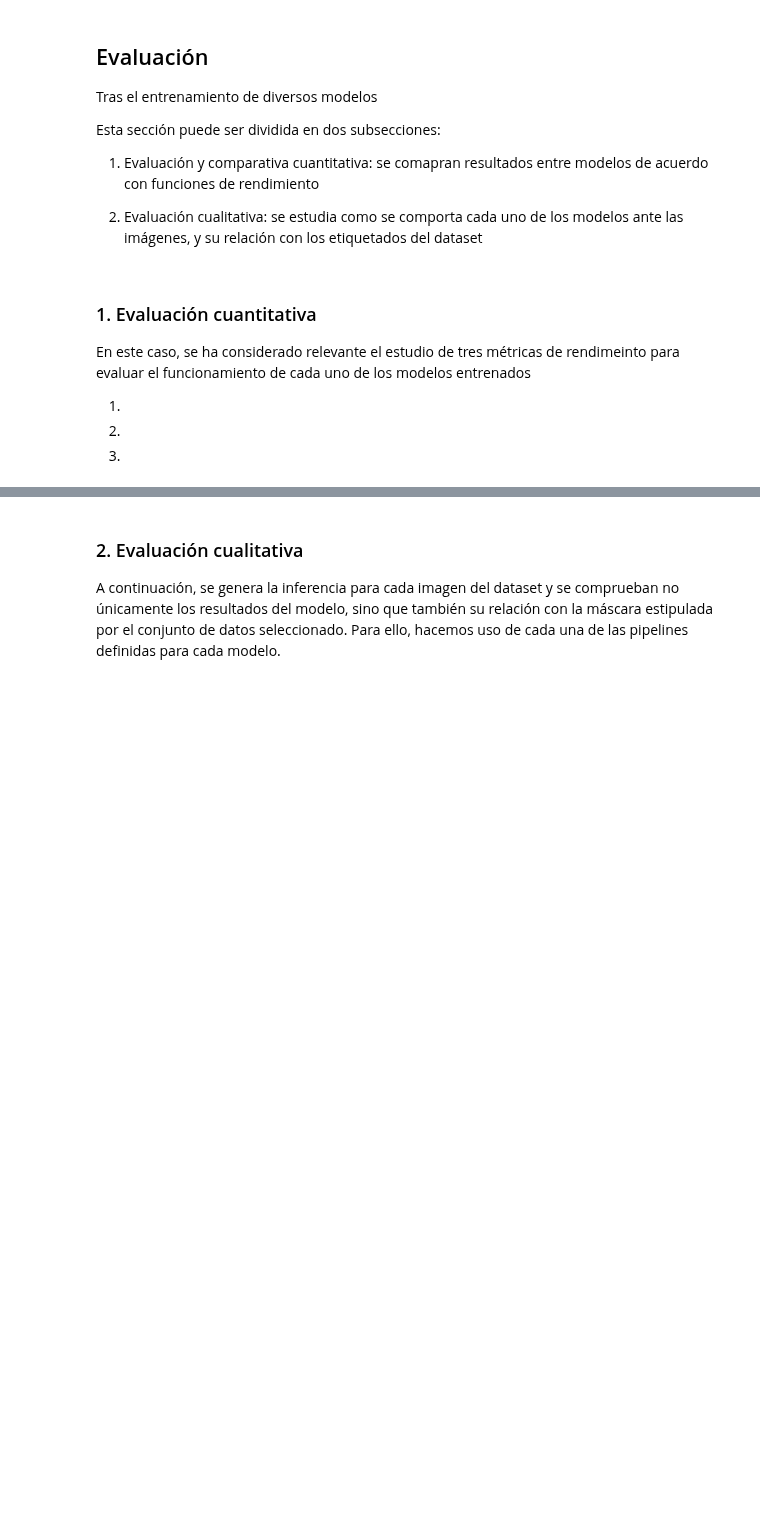
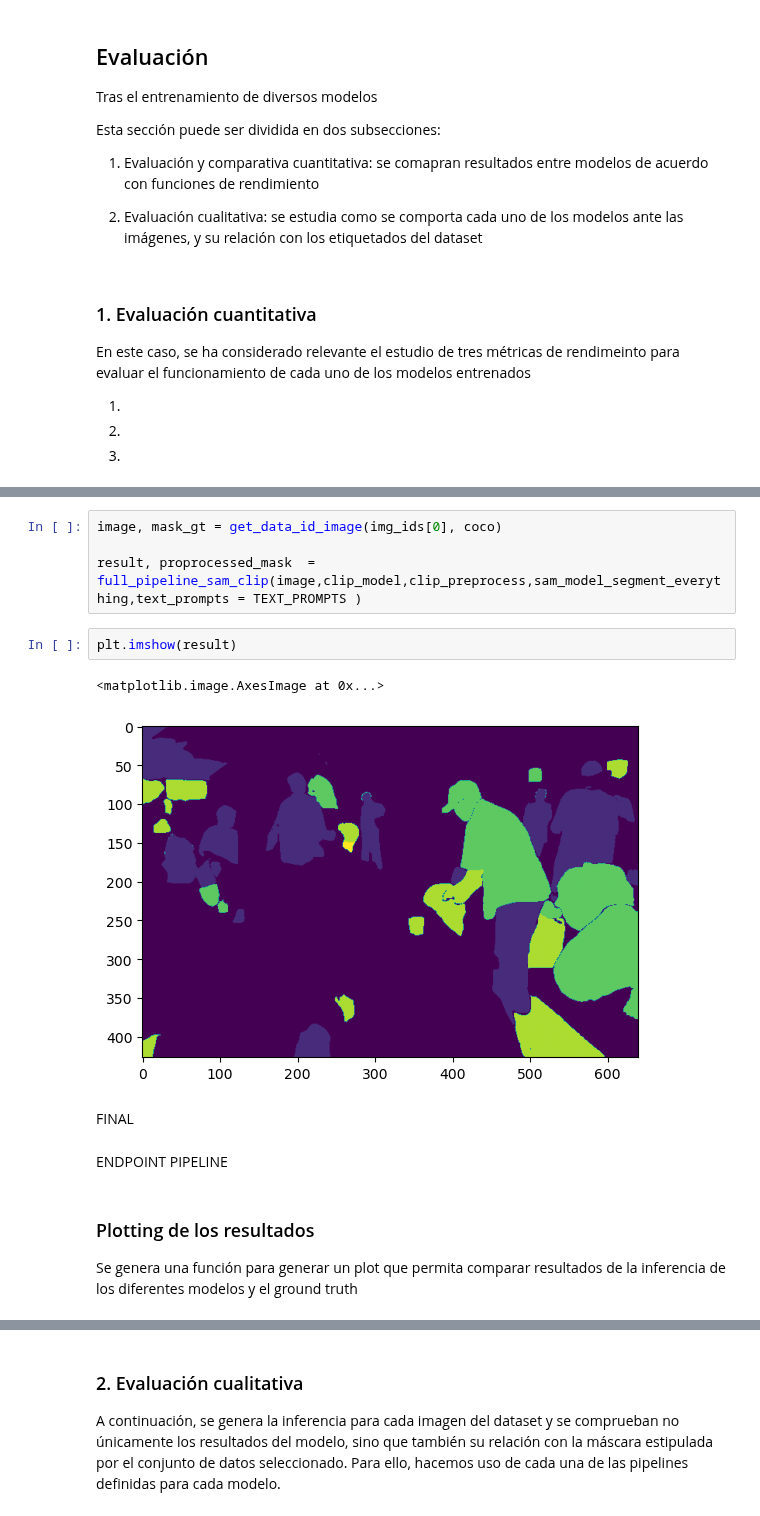
Before and after one commit to rucasca/TFM, a Jupyter notebook: src/results_evaluation.ipynb, the cells around one changed output, grey strips where cells are left out. Drawn from its saved outputs; the diff is of its cells as text; blank space fills up the shorter version.

Commit message:
built final pipeline

```diff
--- a/src/results_evaluation.ipynb
+++ b/src/results_evaluation.ipynb
@@ -41,0 +493,16 @@ En este caso, se ha considerado relevante el estudio de tres métricas de rendim
+# %%
+image, mask_gt = get_data_id_image(img_ids[0], coco)
+
+result, proprocessed_mask  = full_pipeline_sam_clip(image,clip_model,clip_preprocess,sam_model_segment_everything,text_prompts = TEXT_PROMPTS )
+# %%
+plt.imshow(result)
+# %% [output]
+<matplotlib.image.AxesImage at 0x...>
+[figure, added]
+# %% [markdown]
+FINAL
+# %% [markdown]
+ENDPOINT PIPELINE
+# %% [markdown]
+### Plotting de los resultados
+Se genera una función para generar un plot que permita comparar resultados de la inferencia de los diferentes modelos y el ground truth
```
Also changed, not shown: parts of 36 cells of this notebook, 2 other files.
